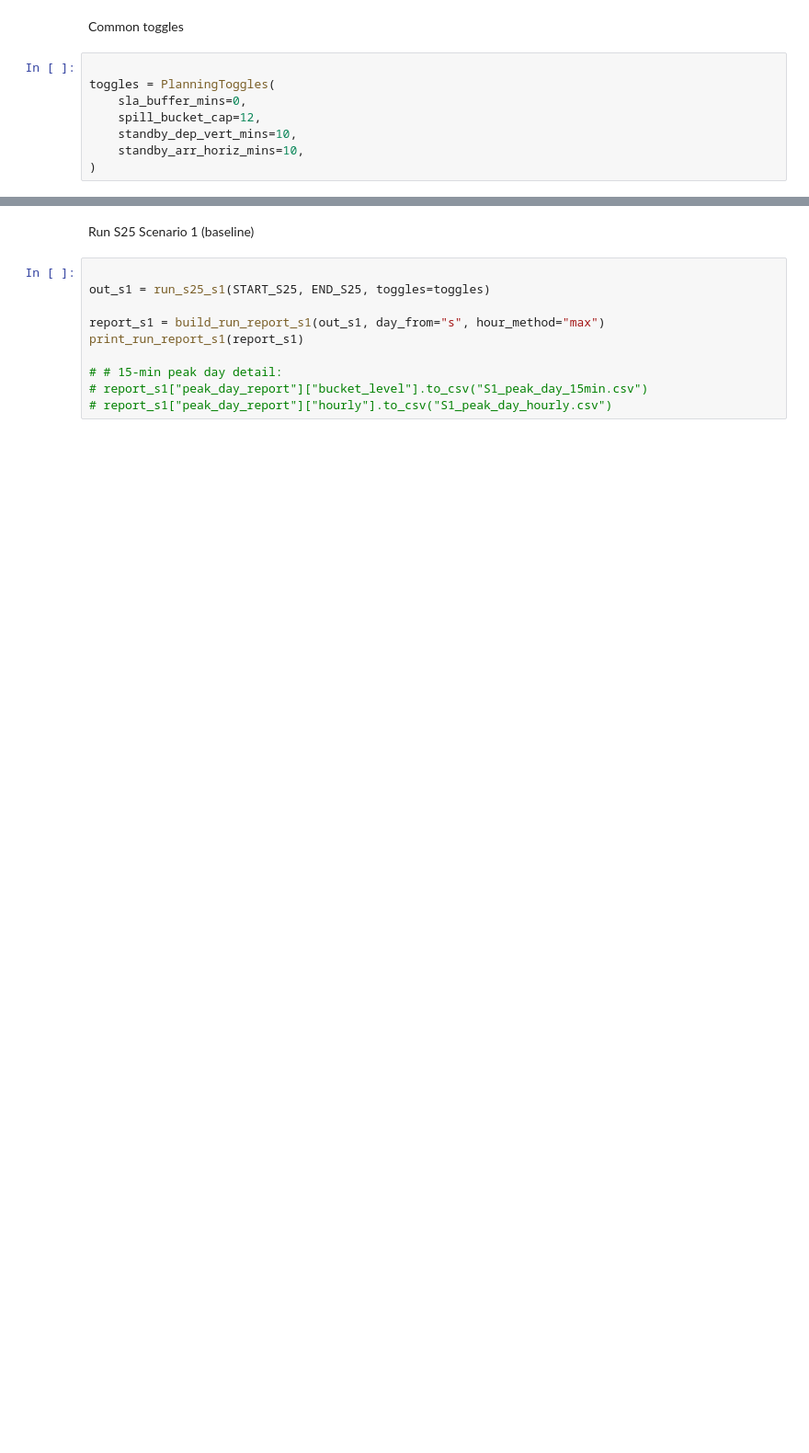
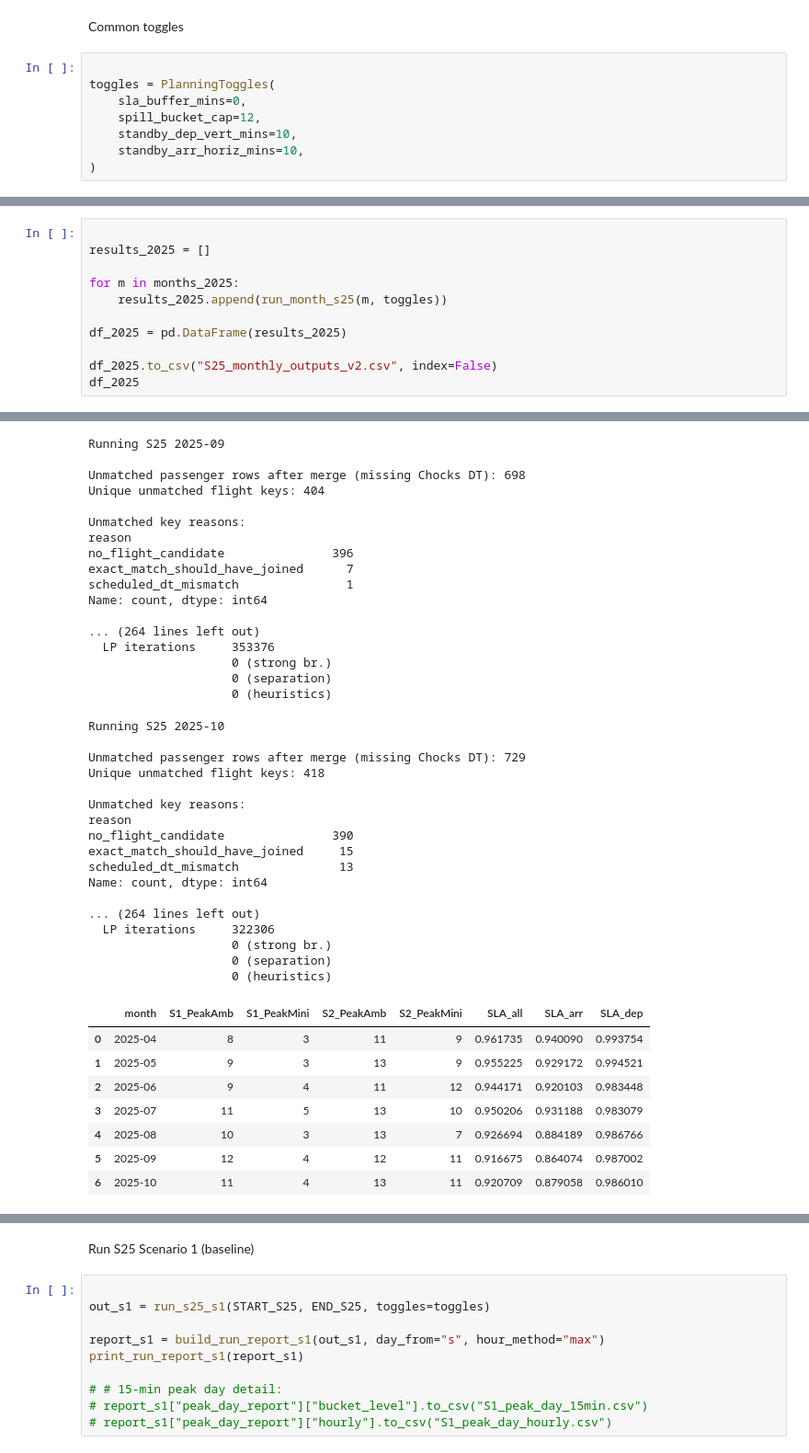
Before and after one commit to jamie-douglas/EDI_airport_analytics, a Jupyter notebook: notebooks/minibus_optimsation_final.ipynb, the cells around one changed output, grey strips where cells are left out. Shown at 92% size. Cells and saved outputs as stored; diff of their text form; blank space fills up the shorter version.

```diff
--- a/notebooks/minibus_optimsation_final.ipynb
+++ b/notebooks/minibus_optimsation_final.ipynb
@@ -39,0 +47,12 @@ toggles = PlanningToggles(
+# %%
+
+results_2025 = []
+
+for m in months_2025:
+    results_2025.append(run_month_s25(m, toggles))
+
+df_2025 = pd.DataFrame(results_2025)
+
+df_2025.to_csv("S25_monthly_outputs_v2.csv", index=False)
+df_2025
+# %% [output]
@@ -39,0 +144,42 @@ toggles = PlanningToggles(
+Running S25 2025-09
+
+Unmatched passenger rows after merge (missing Chocks DT): 698
+Unique unmatched flight keys: 404
+
+Unmatched key reasons:
+reason
+no_flight_candidate               396
+exact_match_should_have_joined      7
+scheduled_dt_mismatch               1
+Name: count, dtype: int64
+
+... (264 lines left out)
+  LP iterations     353376
+                    0 (strong br.)
+                    0 (separation)
+                    0 (heuristics)
+Running S25 2025-10
+
+Unmatched passenger rows after merge (missing Chocks DT): 729
+Unique unmatched flight keys: 418
+
+Unmatched key reasons:
+reason
+no_flight_candidate               390
+exact_match_should_have_joined     15
+scheduled_dt_mismatch              13
+Name: count, dtype: int64
+
+... (264 lines left out)
+  LP iterations     322306
+                    0 (strong br.)
+                    0 (separation)
+                    0 (heuristics)
+|  | month | S1_PeakAmb | S1_PeakMini | S2_PeakAmb | S2_PeakMini | SLA_all | SLA_arr | SLA_dep |
+| 0 | 2025-04 | 8 | 3 | 11 | 9 | 0.961735 | 0.940090 | 0.993754 |
+| 1 | 2025-05 | 9 | 3 | 13 | 9 | 0.955225 | 0.929172 | 0.994521 |
+| 2 | 2025-06 | 9 | 4 | 11 | 12 | 0.944171 | 0.920103 | 0.983448 |
+| 3 | 2025-07 | 11 | 5 | 13 | 10 | 0.950206 | 0.931188 | 0.983079 |
+| 4 | 2025-08 | 10 | 3 | 13 | 7 | 0.926694 | 0.884189 | 0.986766 |
+| 5 | 2025-09 | 12 | 4 | 12 | 11 | 0.916675 | 0.864074 | 0.987002 |
+| 6 | 2025-10 | 11 | 4 | 13 | 11 | 0.920709 | 0.879058 | 0.986010 |
```
Also changed, not shown: parts of 10 cells of this notebook, 8 other files.
